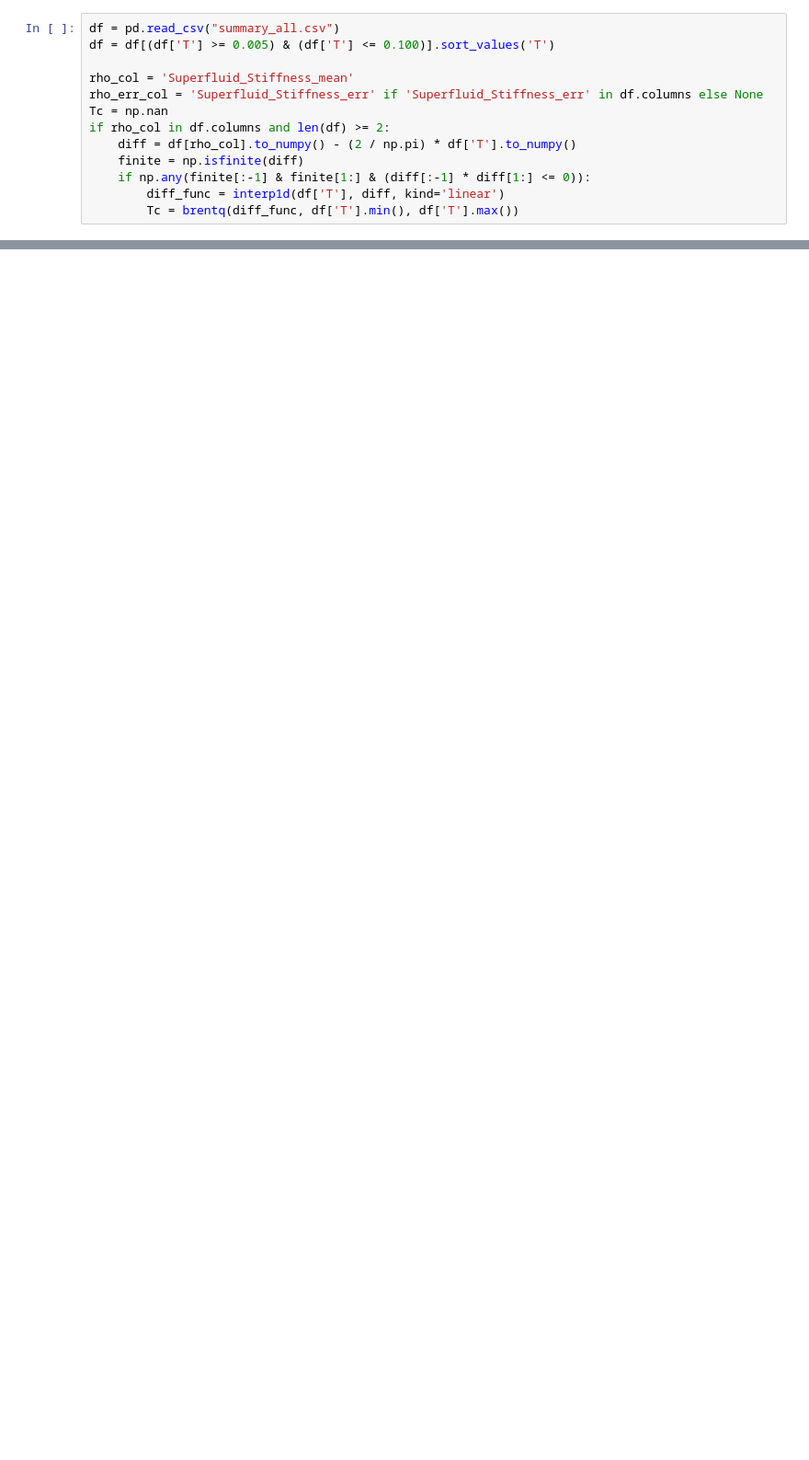
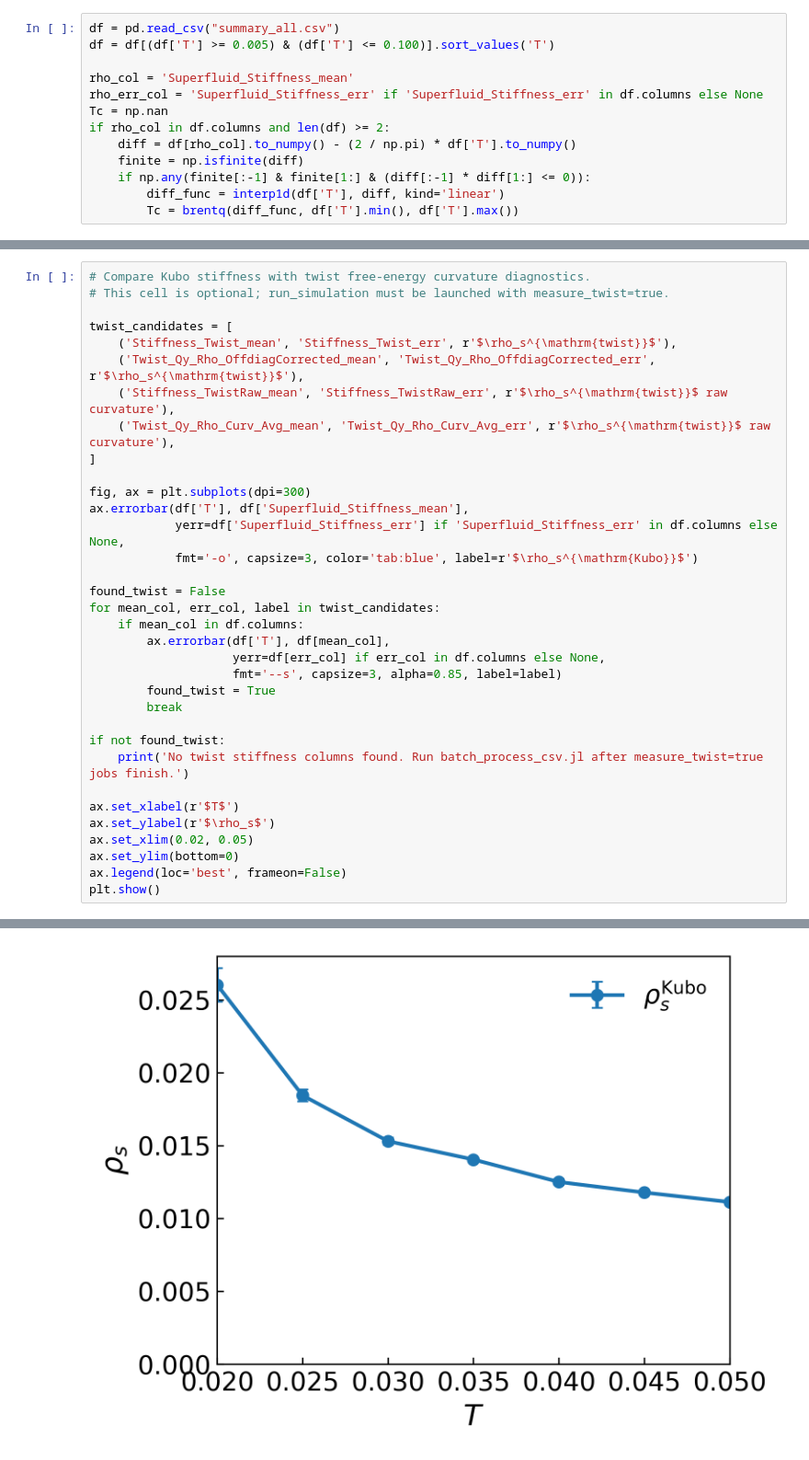
Before and after one commit to YinkaiYu/Hybrid-Monte-Carlo-for-d-wave-SC, a Jupyter notebook: projectHPC/example/plot_stiffness.ipynb, the cells around one changed output, grey strips where cells are left out. Shown at 92% size. Saved outputs shown, nothing was run; the diff lists cells and outputs as text; blank space fills up the shorter version.

```diff
--- a/projectHPC/example/plot_stiffness.ipynb
+++ b/projectHPC/example/plot_stiffness.ipynb
@@ -91,0 +84,35 @@ plt.show()
+# %%
+# Compare Kubo stiffness with twist free-energy curvature diagnostics.
+# This cell is optional; run_simulation must be launched with measure_twist=true.
+
+twist_candidates = [
+    ('Stiffness_Twist_mean', 'Stiffness_Twist_err', r'$\rho_s^{\mathrm{twist}}$'),
+    ('Twist_Qy_Rho_OffdiagCorrected_mean', 'Twist_Qy_Rho_OffdiagCorrected_err', r'$\rho_s^{\mathrm{twist}}$'),
+    ('Stiffness_TwistRaw_mean', 'Stiffness_TwistRaw_err', r'$\rho_s^{\mathrm{twist}}$ raw curvature'),
+    ('Twist_Qy_Rho_Curv_Avg_mean', 'Twist_Qy_Rho_Curv_Avg_err', r'$\rho_s^{\mathrm{twist}}$ raw curvature'),
+]
+
+fig, ax = plt.subplots(dpi=300)
+ax.errorbar(df['T'], df['Superfluid_Stiffness_mean'],
+            yerr=df['Superfluid_Stiffness_err'] if 'Superfluid_Stiffness_err' in df.columns else None,
+            fmt='-o', capsize=3, color='tab:blue', label=r'$\rho_s^{\mathrm{Kubo}}$')
+
+found_twist = False
+for mean_col, err_col, label in twist_candidates:
+    if mean_col in df.columns:
+        ax.errorbar(df['T'], df[mean_col],
+                    yerr=df[err_col] if err_col in df.columns else None,
+                    fmt='--s', capsize=3, alpha=0.85, label=label)
+        found_twist = True
+        break
+
+if not found_twist:
+    print('No twist stiffness columns found. Run batch_process_csv.jl after measure_twist=true jobs finish.')
+
+ax.set_xlabel(r'$T$')
+ax.set_ylabel(r'$\rho_s$')
+ax.set_xlim(0.02, 0.05)
+ax.set_ylim(bottom=0)
+ax.legend(loc='best', frameon=False)
+plt.show()
+# %% [output]
@@ -92 +120,2 @@ plt.show()
+[figure, added]
 # %%
```
Also changed, not shown: parts of 8 cells of this notebook, 9 other files.
